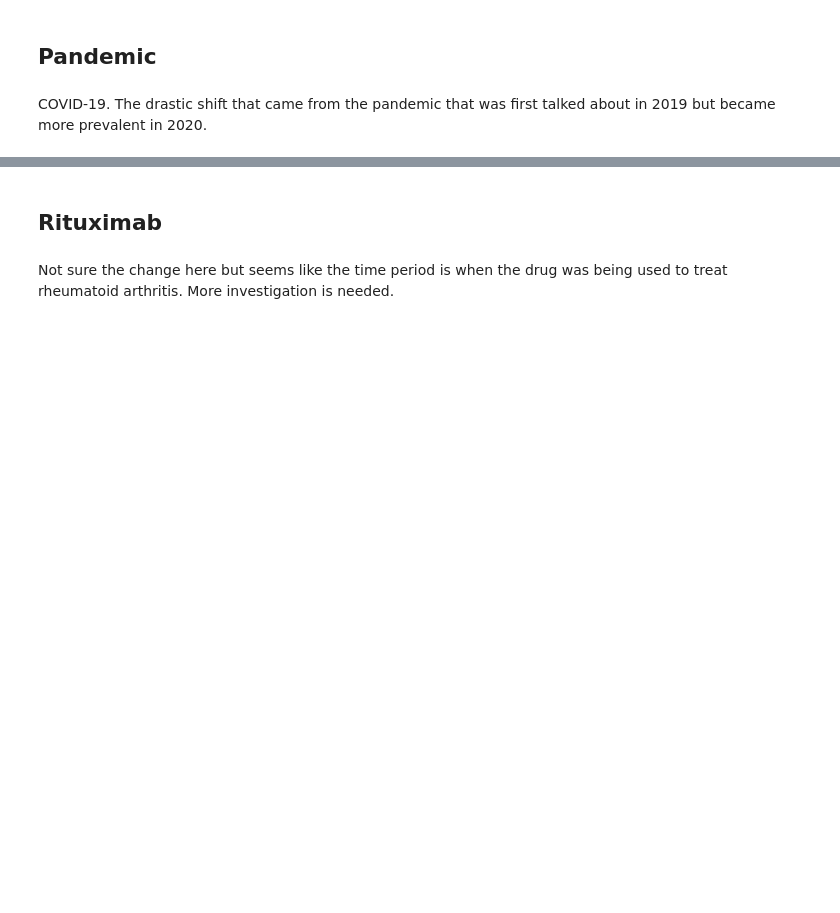
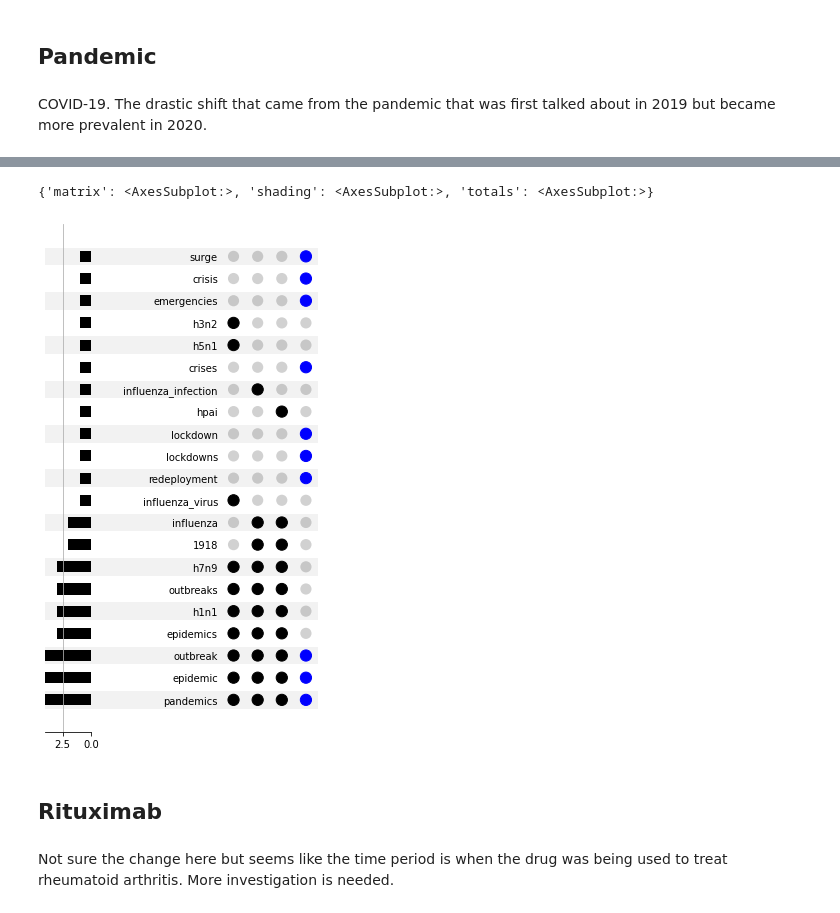
Before and after one commit to greenelab/biovectors, a Jupyter notebook: bayesian_changepoint_detection_experiment/02_changepoint_exploration_experiment.ipynb, the cells around one changed output, grey strips where cells are left out. Cells and saved outputs as stored; diff of their text form; code cells hidden in the pictures; blank space fills up the shorter version.

Commit message:
add upset plots for concept analysis

```diff
--- a/bayesian_changepoint_detection_experiment/02_changepoint_exploration_experiment.ipynb
+++ b/bayesian_changepoint_detection_experiment/02_changepoint_exploration_experiment.ipynb
@@ -76,14 +77,17 @@ word_model_cutoff_map = {
 def examine_words_at_timepoint_range(
     word_model_map: dict, years_to_examine: list, tok: str = "the", topn: int = 25
 ):
+    word_map = dict()
     for year in years_to_examine:
-        print(year)
-        display.display(
-            word_model_map[year]["model"].wv.most_similar(
-                tok, topn=topn, clip_end=word_model_map[year]["cutoff_index"]
-            )
+        word_neighbors = word_model_map[year]["model"].wv.most_similar(
+            tok, topn=topn, clip_end=word_model_map[year]["cutoff_index"]
         )
-        print()
+        for neighbor in word_neighbors:
+            if year not in word_map:
+                word_map[year] = list()
+
+            word_map[year].append(neighbor[0])
+    return word_map
 # %% [markdown]
 ## Pandemic
 # %% [markdown]
@@ -108,4 +112,4 @@ COVID-19. The drastic shift that came from the pandemic that was first talked ab
 # %%
-examine_words_at_timepoint_range(
-    word_model_cutoff_map, [2017, 2018, 2019, 2020], tok="pandemic", topn=20
+token_map = examine_words_at_timepoint_range(
+    word_model_cutoff_map, [2017, 2018, 2019, 2020], tok="pandemic", topn=10
 )
@@ -197,3 +116,17 @@ examine_words_at_timepoint_range(
+# %%
+tokens = from_memberships(token_map.values())
+upset = UpSet(
+    tokens,
+    with_lines=False,
+    show_counts=False,
+    sort_by="cardinality",
+    intersection_plot_elements=0,
+)
+upset.style_subsets(present="lockdown", facecolor="blue")
+UpSet.plot(upset)
+# %% [output]
+{'matrix': <AxesSubplot:>, 'shading': <AxesSubplot:>, 'totals': <AxesSubplot:>}
+[figure, added]
 # %% [markdown]
 ## Rituximab
 # %% [markdown]
```
Also changed, not shown: parts of 17 cells of this notebook, 1 other file.
